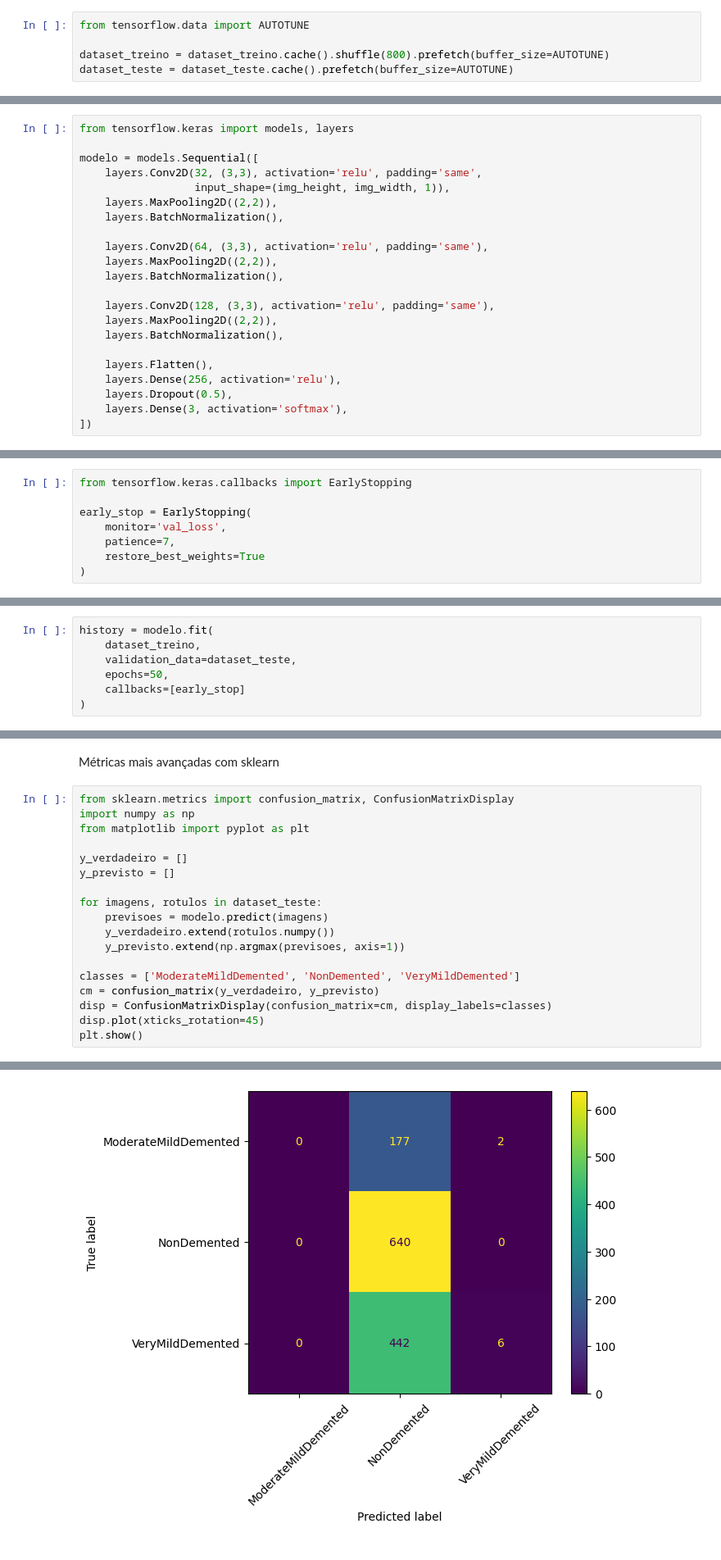
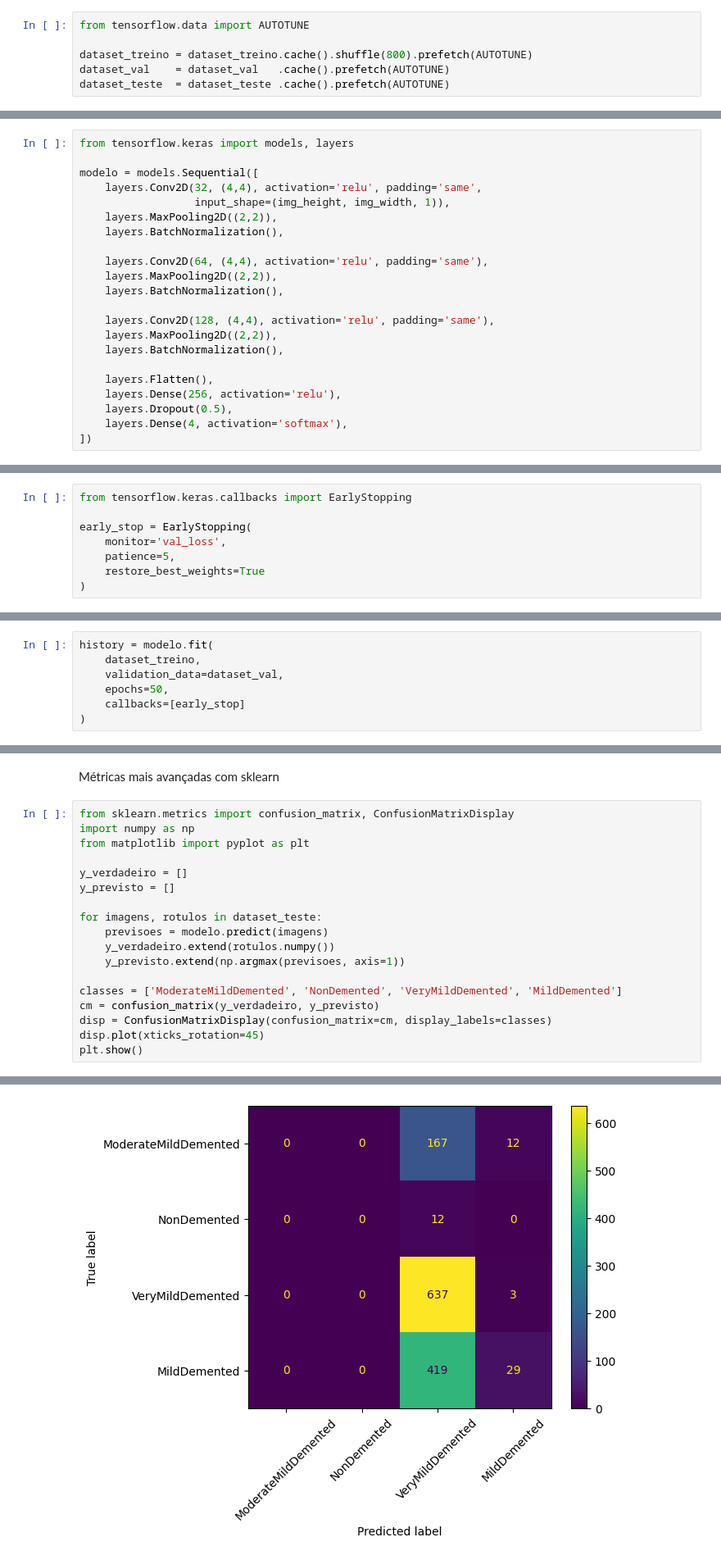
Before and after one commit to joao-souza-gh/pi, a Jupyter notebook: Trabalho Final/Implementação/implementacao2.ipynb, the cells around one changed output, grey strips where cells are left out. Shown: that part at 82% size. Saved outputs shown, nothing was run; the diff lists cells and outputs as text.

```diff
--- a/Trabalho Final/Implementação/implementacao2.ipynb
+++ b/Trabalho Final/Implementação/implementacao2.ipynb
@@ -51,8 +71,9 @@ Configurando operações de cache e prefetch para aprimorar desempenho.
 # %%
 from tensorflow.data import AUTOTUNE
 
-dataset_treino = dataset_treino.cache().shuffle(800).prefetch(buffer_size=AUTOTUNE)
-dataset_teste = dataset_teste.cache().prefetch(buffer_size=AUTOTUNE)
+dataset_treino = dataset_treino.cache().shuffle(800).prefetch(AUTOTUNE)
+dataset_val    = dataset_val   .cache().prefetch(AUTOTUNE)
+dataset_teste  = dataset_teste .cache().prefetch(AUTOTUNE)
 # %% [markdown]
 Fazendo data augmentation.
 # %%
@@ -78,23 +99,23 @@ Iniciando a configuração do modelo.
 from tensorflow.keras import models, layers
 
 modelo = models.Sequential([
-    layers.Conv2D(32, (3,3), activation='relu', padding='same',
+    layers.Conv2D(32, (4,4), activation='relu', padding='same',
                   input_shape=(img_height, img_width, 1)),
     layers.MaxPooling2D((2,2)),
     layers.BatchNormalization(),
 
-    layers.Conv2D(64, (3,3), activation='relu', padding='same'),
+    layers.Conv2D(64, (4,4), activation='relu', padding='same'),
     layers.MaxPooling2D((2,2)),
     layers.BatchNormalization(),
 
-    layers.Conv2D(128, (3,3), activation='relu', padding='same'),
+    layers.Conv2D(128, (4,4), activation='relu', padding='same'),
     layers.MaxPooling2D((2,2)),
     layers.BatchNormalization(),
 
     layers.Flatten(),
     layers.Dense(256, activation='relu'),
     layers.Dropout(0.5),
-    layers.Dense(3, activation='softmax'),
+    layers.Dense(4, activation='softmax'),
 ])
 # %% [markdown]
 Compilando o modelo com a definição de otimizador (Adaptive Moment Estimation), perda e métricas.
@@ -111,7 +132,7 @@ from tensorflow.keras.callbacks import EarlyStopping
 
 early_stop = EarlyStopping(
     monitor='val_loss',
-    patience=7,
+    patience=5,
     restore_best_weights=True
 )
 # %% [markdown]
@@ -119,7 +140,7 @@ Treinando o modelo
 # %%
 history = modelo.fit(
     dataset_treino,
-    validation_data=dataset_teste,
+    validation_data=dataset_val,
     epochs=50,
     callbacks=[early_stop]
 )
@@ -155,7 +177,7 @@ for imagens, rotulos in dataset_teste:
     y_verdadeiro.extend(rotulos.numpy())
     y_previsto.extend(np.argmax(previsoes, axis=1))
 
-classes = ['ModerateMildDemented', 'NonDemented', 'VeryMildDemented']
+classes = ['ModerateMildDemented', 'NonDemented', 'VeryMildDemented', 'MildDemented']
 cm = confusion_matrix(y_verdadeiro, y_previsto)
 disp = ConfusionMatrixDisplay(confusion_matrix=cm, display_labels=classes)
 disp.plot(xticks_rotation=45)
@@ -181 +203 @@ plt.show()
-[figure, old version]
+[figure, new version]
```
Also changed, not shown: parts of 6 cells of this notebook.
